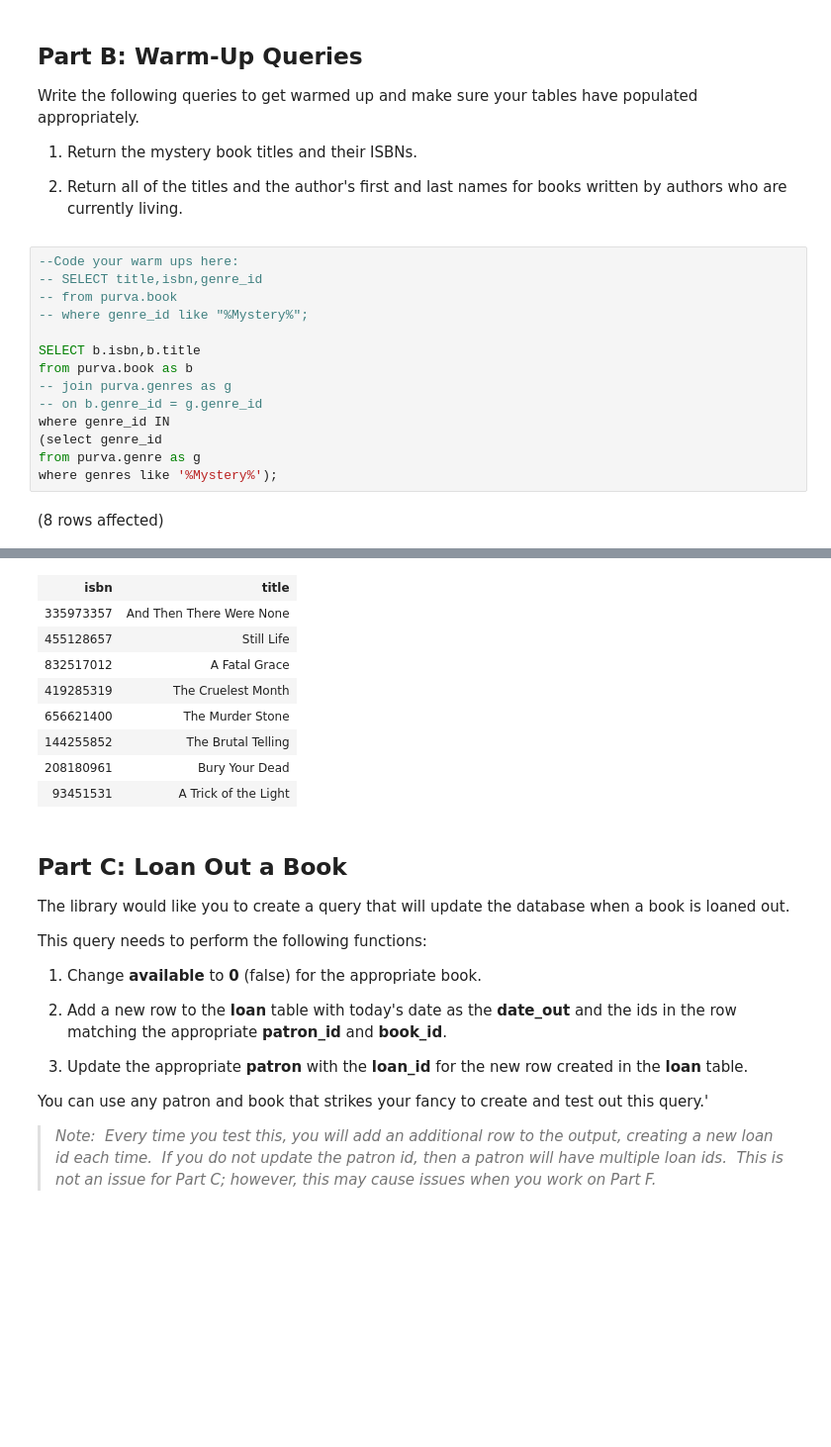
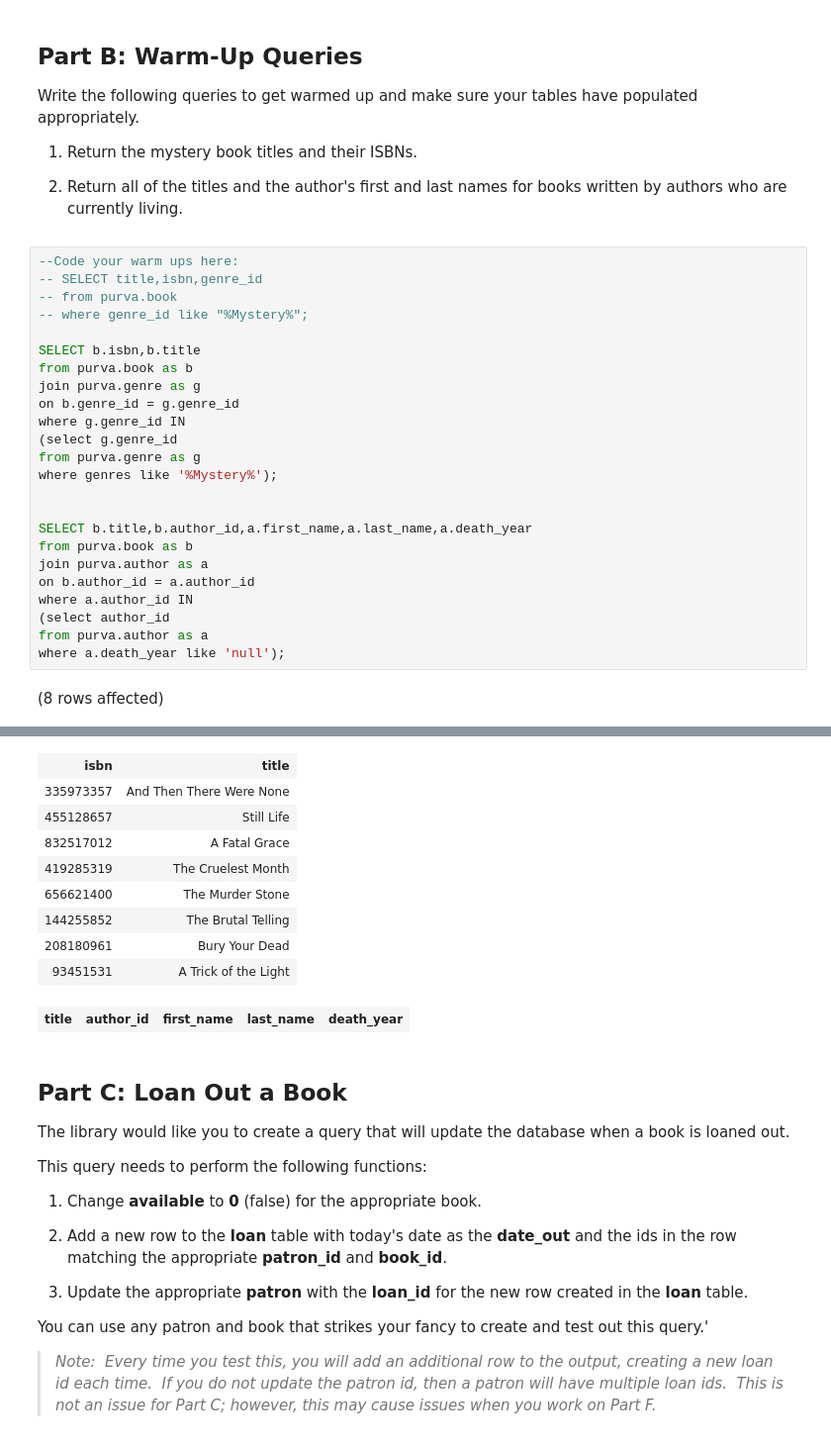
Before and after one commit to PurvaSagvekar/SQL-Part-5-Studio, a Jupyter notebook: Studio.ipynb, the cells around one changed output, grey strips where cells are left out. Shown at 99% size. Cells and saved outputs as stored; diff of their text form; blank space fills up the shorter version.

```diff
--- a/Studio.ipynb
+++ b/Studio.ipynb
@@ -667,11 +669,21 @@ Write the following queries to get warmed up and make sure your tables have popu
 
 SELECT b.isbn,b.title
 from purva.book as b
--- join purva.genres as g
--- on b.genre_id = g.genre_id
-where genre_id IN
-(select genre_id
+join purva.genre as g
+on b.genre_id = g.genre_id
+where g.genre_id IN
+(select g.genre_id
 from purva.genre as g
 where genres like '%Mystery%');
+
+
+SELECT b.title,b.author_id,a.first_name,a.last_name,a.death_year
+from purva.book as b
+join purva.author as a
+on b.author_id = a.author_id
+where a.author_id IN
+(select author_id
+from purva.author as a
+where a.death_year like 'null');
 # %% [output]
 (8 rows affected)
@@ -679,12 +692,13 @@ Total execution time: 00:00:00.045
 | isbn | title |
 | 335973357 | And Then There Were None |
 | 455128657 | Still Life |
 | 832517012 | A Fatal Grace |
 | 419285319 | The Cruelest Month |
 | 656621400 | The Murder Stone |
 | 144255852 | The Brutal Telling |
 | 208180961 | Bury Your Dead |
 | 93451531 | A Trick of the Light |
+| title | author_id | first_name | last_name | death_year |
 # %% [markdown]
 ## **Part C: Loan Out a Book**
 
```
Also changed, not shown: parts of 11 cells of this notebook.
